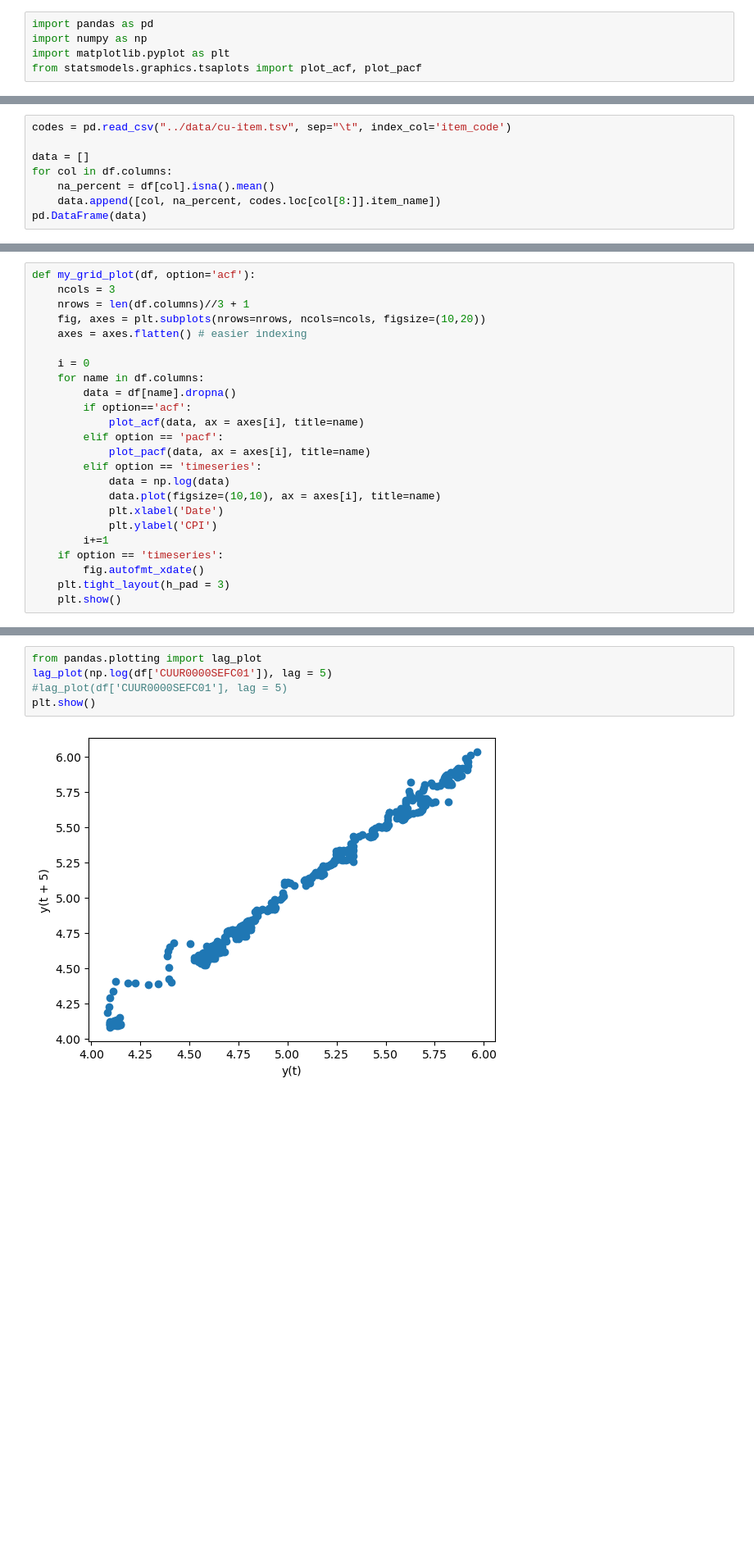
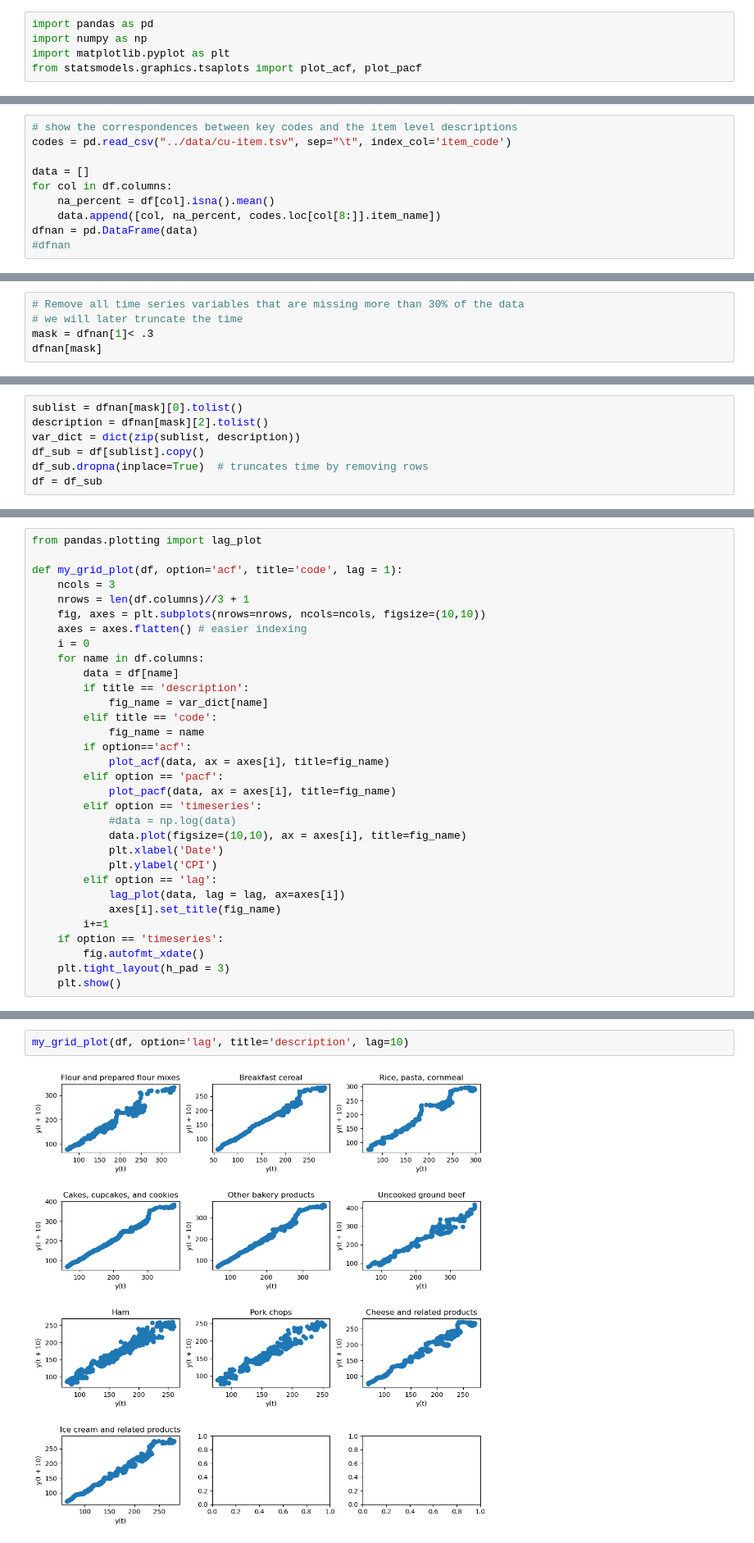
Before and after one commit to Erdos-Projects/fall-2025-food-price-forecasting, a Jupyter notebook: src/eda/EDA.ipynb, the cells around one changed output, grey strips where cells are left out. Shown at 82% size. Drawn from its saved outputs; the diff is of its cells as text; blank space fills up the shorter version.

```diff
--- a/src/eda/EDA.ipynb
+++ b/src/eda/EDA.ipynb
@@ -21,8 +24,10 @@ isna = df.isna().mean()
 # %%
+# show the correspondences between key codes and the item level descriptions
 codes = pd.read_csv("../data/cu-item.tsv", sep="\t", index_col='item_code')
 
 data = []
 for col in df.columns:
     na_percent = df[col].isna().mean()
     data.append([col, na_percent, codes.loc[col[8:]].item_name])
-pd.DataFrame(data)
+dfnan = pd.DataFrame(data)
+#dfnan
@@ -46,0 +34,5 @@ pd.DataFrame(data)
+# %%
+# Remove all time series variables that are missing more than 30% of the data
+# we will later truncate the time
+mask = dfnan[1]< .3
+dfnan[mask]
@@ -46,0 +51,7 @@ pd.DataFrame(data)
+# %%
+sublist = dfnan[mask][0].tolist()
+description = dfnan[mask][2].tolist()
+var_dict = dict(zip(sublist, description))
+df_sub = df[sublist].copy()
+df_sub.dropna(inplace=True)  # truncates time by removing rows
+df = df_sub
@@ -47,22 +61,30 @@ pd.DataFrame(data)
 # %%
-def my_grid_plot(df, option='acf'):
+from pandas.plotting import lag_plot
+
+def my_grid_plot(df, option='acf', title='code', lag = 1):
     ncols = 3
     nrows = len(df.columns)//3 + 1
-    fig, axes = plt.subplots(nrows=nrows, ncols=ncols, figsize=(10,20))
+    fig, axes = plt.subplots(nrows=nrows, ncols=ncols, figsize=(10,10))
     axes = axes.flatten() # easier indexing
-
     i = 0
     for name in df.columns:
-        data = df[name].dropna()
+        data = df[name]
+        if title == 'description':
+            fig_name = var_dict[name]
+        elif title == 'code':
+            fig_name = name
         if option=='acf':
-            plot_acf(data, ax = axes[i], title=name)
+            plot_acf(data, ax = axes[i], title=fig_name)
         elif option == 'pacf':
-            plot_pacf(data, ax = axes[i], title=name)
+            plot_pacf(data, ax = axes[i], title=fig_name)
         elif option == 'timeseries':
-            data = np.log(data)
-            data.plot(figsize=(10,10), ax = axes[i], title=name)
+            #data = np.log(data)
+            data.plot(figsize=(10,10), ax = axes[i], title=fig_name)
             plt.xlabel('Date')
             plt.ylabel('CPI')
+        elif option == 'lag':
+            lag_plot(data, lag = lag, ax=axes[i])
+            axes[i].set_title(fig_name)
         i+=1
     if option == 'timeseries':
         fig.autofmt_xdate()
@@ -79,10 +108,7 @@ my_grid_plot(df, option='pacf')
 # %%
-from pandas.plotting import lag_plot
-lag_plot(np.log(df['CUUR0000SEFC01']), lag = 5)
-#lag_plot(df['CUUR0000SEFC01'], lag = 5)
-plt.show()
+my_grid_plot(df, option='lag', title='description', lag=10)
 # %% [output]
-[figure, old version]
+[figure, new version]
 # %% [markdown]
 Loss function should be informed by use of the model.
 - baseline
```
Also changed, not shown: parts of 15 cells of this notebook.
